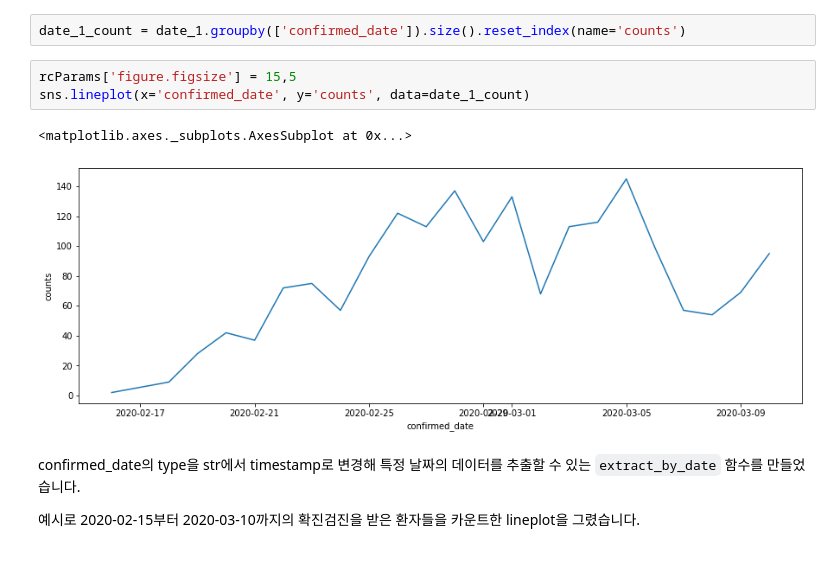
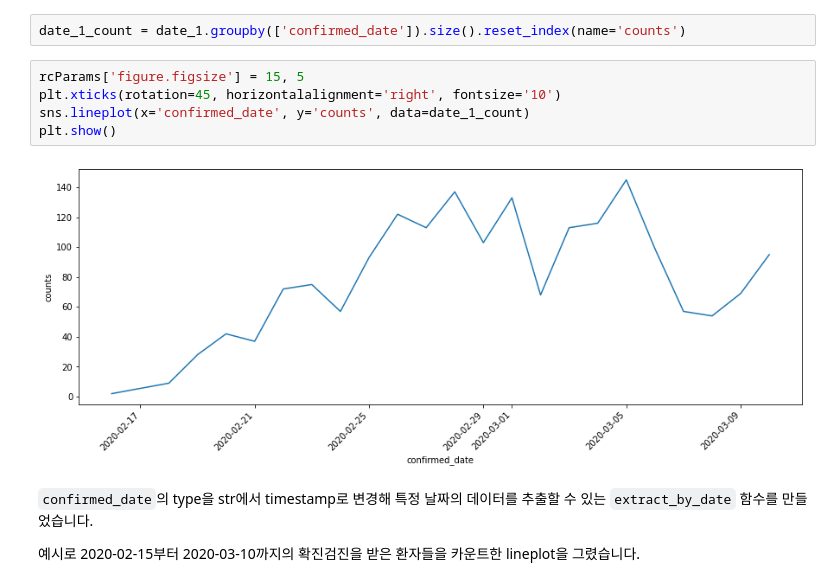
Before and after one commit to solee328/LikeLion_EDA, a Jupyter notebook: EDA_TEST.ipynb, the cells around one changed output. Drawn from its saved outputs; the diff is of its cells as text.

````diff
--- a/EDA_TEST.ipynb
+++ b/EDA_TEST.ipynb
@@ -113,12 +117,13 @@ date_1 = extract_by_date(patient_info, ["2020-02-15", "2020-03-10"])
 # %%
 date_1_count = date_1.groupby(['confirmed_date']).size().reset_index(name='counts')
 # %%
-rcParams['figure.figsize'] = 15,5
+rcParams['figure.figsize'] = 15, 5
+plt.xticks(rotation=45, horizontalalignment='right', fontsize='10')
 sns.lineplot(x='confirmed_date', y='counts', data=date_1_count)
+plt.show()
 # %% [output]
-<matplotlib.axes._subplots.AxesSubplot at 0x...>
-[figure, old version]
+[figure, new version]
 # %% [markdown]
-confirmed_date의 type을 str에서 timestamp로 변경해 특정 날짜의 데이터를 추출할 수 있는 ```extract_by_date``` 함수를 만들었습니다.
+```confirmed_date```의 type을 str에서 timestamp로 변경해 특정 날짜의 데이터를 추출할 수 있는 ```extract_by_date``` 함수를 만들었습니다.
 
 예시로 2020-02-15부터 2020-03-10까지의 확진검진을 받은 환자들을 카운트한 lineplot을 그렸습니다.
````
Also changed, not shown: parts of 27 cells of this notebook.
